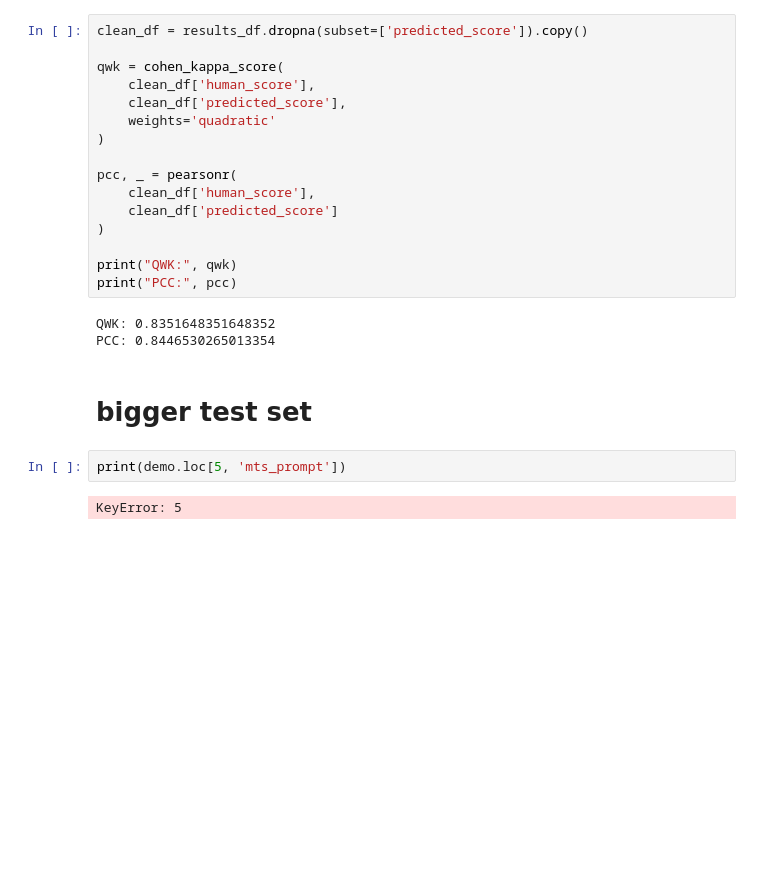
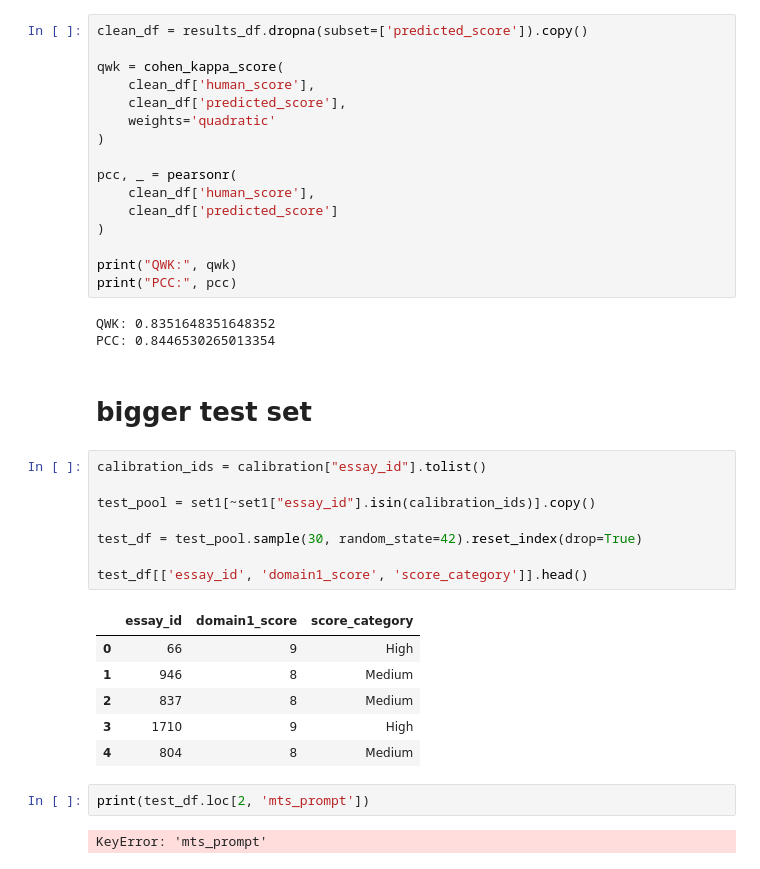
Before and after one commit to MalakSalehh/Thesis-datasets, a Jupyter notebook: ASAP.ipynb, the cells around one changed output. Saved outputs shown, nothing was run; the diff lists cells and outputs as text; blank space fills up the shorter version.

```diff
--- a/ASAP.ipynb
+++ b/ASAP.ipynb
@@ -1421,7 +1421,22 @@ QWK: 0.8351648351648352
 PCC: 0.8446530265013354
 # %% [markdown]
 # **bigger test set**
+# %%
+calibration_ids = calibration["essay_id"].tolist()
+
+test_pool = set1[~set1["essay_id"].isin(calibration_ids)].copy()
+
+test_df = test_pool.sample(30, random_state=42).reset_index(drop=True)
+
+test_df[['essay_id', 'domain1_score', 'score_category']].head()
+# %% [output]
+|  | essay_id | domain1_score | score_category |
+| 0 | 66 | 9 | High |
+| 1 | 946 | 8 | Medium |
+| 2 | 837 | 8 | Medium |
+| 3 | 1710 | 9 | High |
+| 4 | 804 | 8 | Medium |
 # %%
-print(demo.loc[5, 'mts_prompt'])
+print(test_df.loc[2, 'mts_prompt'])
 # %% [output]
-KeyError: 5
+KeyError: 'mts_prompt'
```
